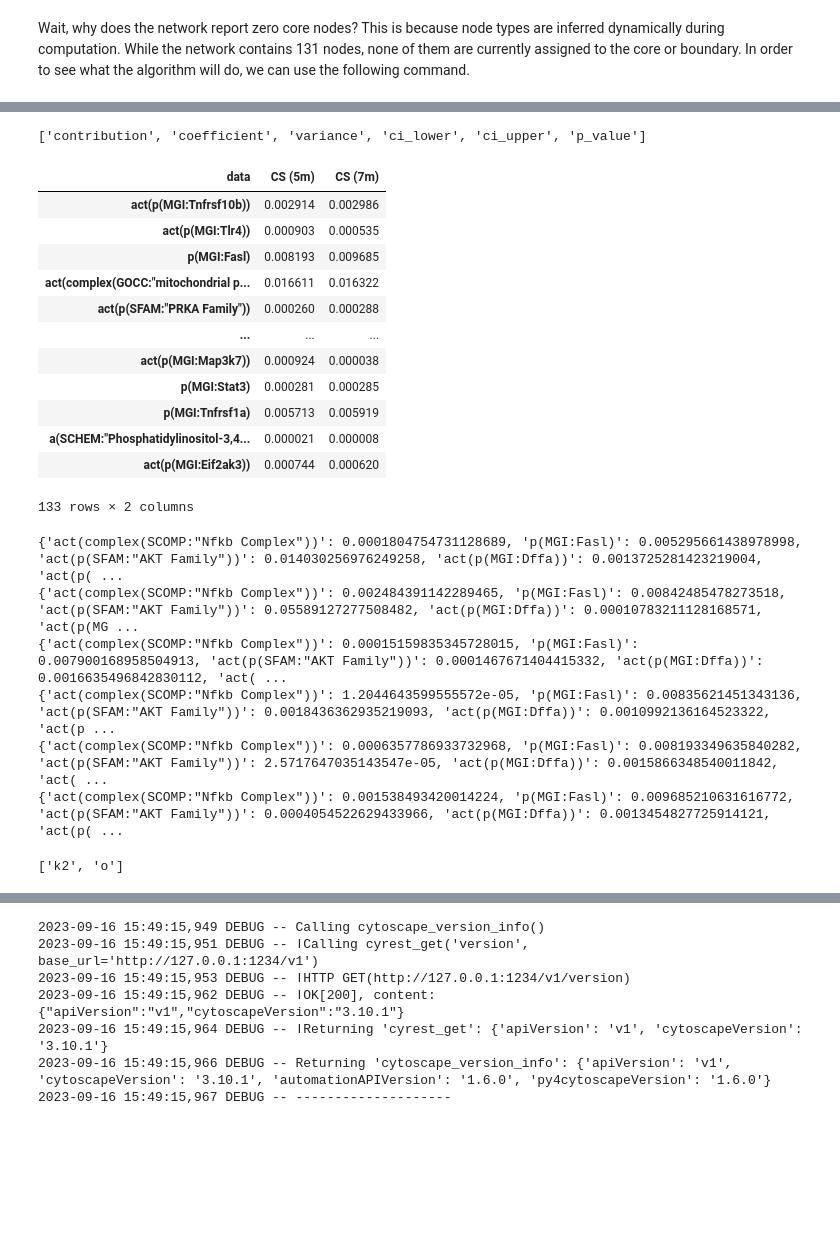
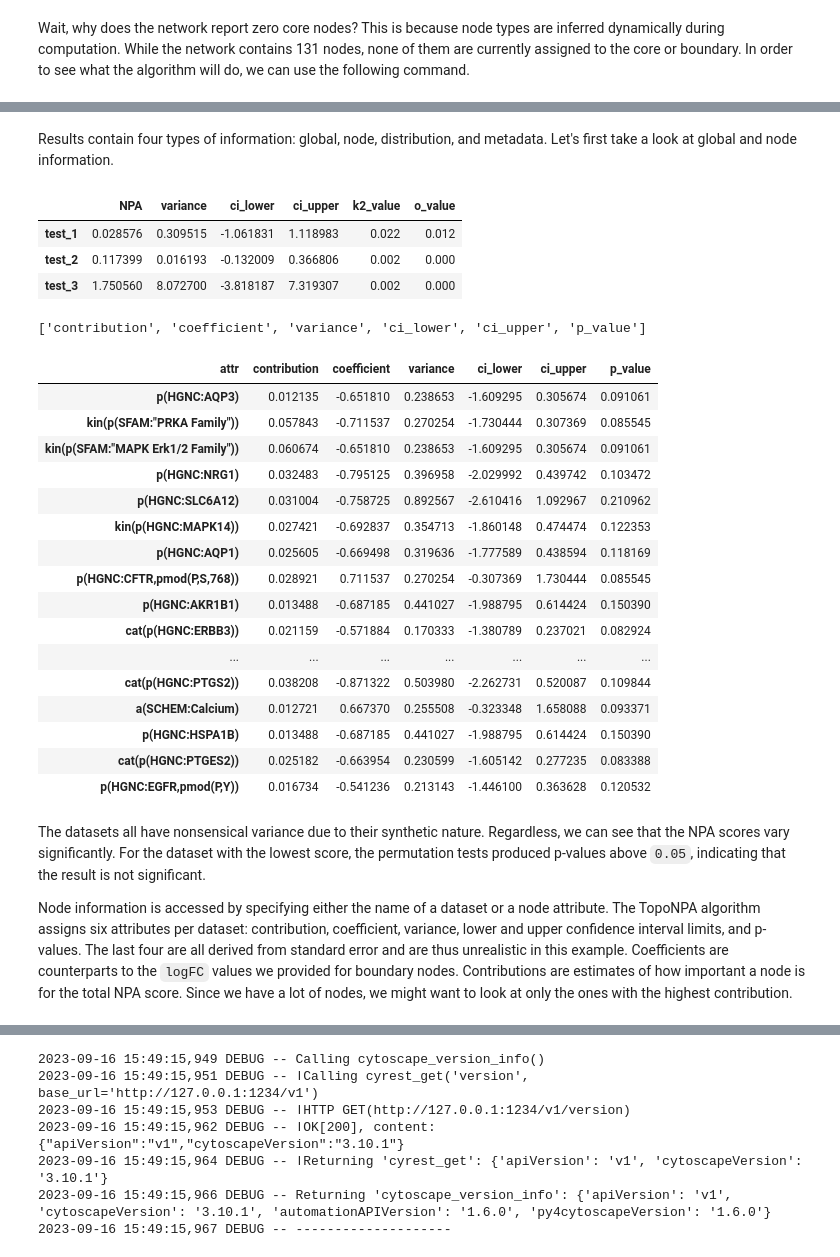
Before and after one commit to mikethenut/perturbationx, a Jupyter notebook: example.ipynb, the cells around one changed output, grey strips where cells are left out. Cells and saved outputs as stored; diff of their text form; code cells hidden in the pictures; blank space fills up the shorter version.

```diff
--- a/example.ipynb
+++ b/example.ipynb
@@ -106,35 +123,34 @@ display(results.node_info("CS (5m)"))
-# %%
-results.node_attributes()
-# %% [output]
-['contribution', 'coefficient', 'variance', 'ci_lower', 'ci_upper', 'p_value']
-# %%
-display(results.node_info("contribution"))
-# %% [output]
-| data | CS (5m) | CS (7m) |
-| act(p(MGI:Tnfrsf10b)) | 0.002914 | 0.002986 |
-| act(p(MGI:Tlr4)) | 0.000903 | 0.000535 |
-| p(MGI:Fasl) | 0.008193 | 0.009685 |
-| act(complex(GOCC:"mitochondrial p... | 0.016611 | 0.016322 |
-| act(p(SFAM:"PRKA Family")) | 0.000260 | 0.000288 |
-| ... | ... | ... |
-| act(p(MGI:Map3k7)) | 0.000924 | 0.000038 |
-| p(MGI:Stat3) | 0.000281 | 0.000285 |
-| p(MGI:Tnfrsf1a) | 0.005713 | 0.005919 |
-| a(SCHEM:"Phosphatidylinositol-3,4... | 0.000021 | 0.000008 |
-| act(p(MGI:Eif2ak3)) | 0.000744 | 0.000620 |
-133 rows × 2 columns
-# %%
-for d in results.datasets():
-    values = results.node_info("contribution")[d].to_dict()
-    print(values)
-# %% [output]
-{'act(complex(SCOMP:"Nfkb Complex"))': 0.0001804754731128689, 'p(MGI:Fasl)': 0.005295661438978998, 'act(p(SFAM:"AKT Family"))': 0.014030256976249258, 'act(p(MGI:Dffa))': 0.0013725281423219004, 'act(p( ...
-{'act(complex(SCOMP:"Nfkb Complex"))': 0.002484391142289465, 'p(MGI:Fasl)': 0.00842485478273518, 'act(p(SFAM:"AKT Family"))': 0.05589127277508482, 'act(p(MGI:Dffa))': 0.00010783211128168571, 'act(p(MG ...
-{'act(complex(SCOMP:"Nfkb Complex"))': 0.00015159835345728015, 'p(MGI:Fasl)': 0.007900168958504913, 'act(p(SFAM:"AKT Family"))': 0.0001467671404415332, 'act(p(MGI:Dffa))': 0.0016635496842830112, 'act( ...
-{'act(complex(SCOMP:"Nfkb Complex"))': 1.2044643599555572e-05, 'p(MGI:Fasl)': 0.00835621451343136, 'act(p(SFAM:"AKT Family"))': 0.0018436362935219093, 'act(p(MGI:Dffa))': 0.0010992136164523322, 'act(p ...
-{'act(complex(SCOMP:"Nfkb Complex"))': 0.0006357786933732968, 'p(MGI:Fasl)': 0.008193349635840282, 'act(p(SFAM:"AKT Family"))': 2.5717647035143547e-05, 'act(p(MGI:Dffa))': 0.0015866348540011842, 'act( ...
-{'act(complex(SCOMP:"Nfkb Complex"))': 0.001538493420014224, 'p(MGI:Fasl)': 0.009685210631616772, 'act(p(SFAM:"AKT Family"))': 0.0004054522629433966, 'act(p(MGI:Dffa))': 0.0013454827725914121, 'act(p( ...
-# %%
-results.distributions()
-# %% [output]
-['k2', 'o']
+# %% [markdown]
+Results contain four types of information: global, node, distribution, and metadata. Let's first take a look at global and node information.
+# %%
+display(test_results.global_info())
+
+print(test_results.node_attributes())
+display(test_results.node_info("test_3"))
+# %% [output]
+|  | NPA | variance | ci_lower | ci_upper | k2_value | o_value |
+| test_1 | 0.028576 | 0.309515 | -1.061831 | 1.118983 | 0.022 | 0.012 |
+| test_2 | 0.117399 | 0.016193 | -0.132009 | 0.366806 | 0.002 | 0.000 |
+| test_3 | 1.750560 | 8.072700 | -3.818187 | 7.319307 | 0.002 | 0.000 |
+['contribution', 'coefficient', 'variance', 'ci_lower', 'ci_upper', 'p_value']
+| attr | contribution | coefficient | variance | ci_lower | ci_upper | p_value |
+| p(HGNC:AQP3) | 0.012135 | -0.651810 | 0.238653 | -1.609295 | 0.305674 | 0.091061 |
+| kin(p(SFAM:"PRKA Family")) | 0.057843 | -0.711537 | 0.270254 | -1.730444 | 0.307369 | 0.085545 |
+| kin(p(SFAM:"MAPK Erk1/2 Family")) | 0.060674 | -0.651810 | 0.238653 | -1.609295 | 0.305674 | 0.091061 |
+| p(HGNC:NRG1) | 0.032483 | -0.795125 | 0.396958 | -2.029992 | 0.439742 | 0.103472 |
+| p(HGNC:SLC6A12) | 0.031004 | -0.758725 | 0.892567 | -2.610416 | 1.092967 | 0.210962 |
+| kin(p(HGNC:MAPK14)) | 0.027421 | -0.692837 | 0.354713 | -1.860148 | 0.474474 | 0.122353 |
+| p(HGNC:AQP1) | 0.025605 | -0.669498 | 0.319636 | -1.777589 | 0.438594 | 0.118169 |
+| p(HGNC:CFTR,pmod(P,S,768)) | 0.028921 | 0.711537 | 0.270254 | -0.307369 | 1.730444 | 0.085545 |
+| p(HGNC:AKR1B1) | 0.013488 | -0.687185 | 0.441027 | -1.988795 | 0.614424 | 0.150390 |
+| cat(p(HGNC:ERBB3)) | 0.021159 | -0.571884 | 0.170333 | -1.380789 | 0.237021 | 0.082924 |
+| ... | ... | ... | ... | ... | ... | ... |
+| cat(p(HGNC:PTGS2)) | 0.038208 | -0.871322 | 0.503980 | -2.262731 | 0.520087 | 0.109844 |
+| a(SCHEM:Calcium) | 0.012721 | 0.667370 | 0.255508 | -0.323348 | 1.658088 | 0.093371 |
+| p(HGNC:HSPA1B) | 0.013488 | -0.687185 | 0.441027 | -1.988795 | 0.614424 | 0.150390 |
+| cat(p(HGNC:PTGES2)) | 0.025182 | -0.663954 | 0.230599 | -1.605142 | 0.277235 | 0.083388 |
+| p(HGNC:EGFR,pmod(P,Y)) | 0.016734 | -0.541236 | 0.213143 | -1.446100 | 0.363628 | 0.120532 |
+# %% [markdown]
+The datasets all have nonsensical variance due to their synthetic nature. Regardless, we can see that the NPA scores vary significantly. For the dataset with the lowest score, the permutation tests produced p-values above `0.05`, indicating that the result is not significant.
+
+Node information is accessed by specifying either the name of a dataset or a node attribute. The TopoNPA algorithm assigns six attributes per dataset: contribution, coefficient, variance, lower and upper confidence interval limits, and p-values. The last four are all derived from standard error and are thus unrealistic in this example. Coefficients are counterparts to the `logFC` values we provided for boundary nodes. Contributions are estimates of how important a node is for the total NPA score. Since we have a lot of nodes, we might want to look at only the ones with the highest contribution.
```
Also changed, not shown: parts of 20 cells of this notebook.
